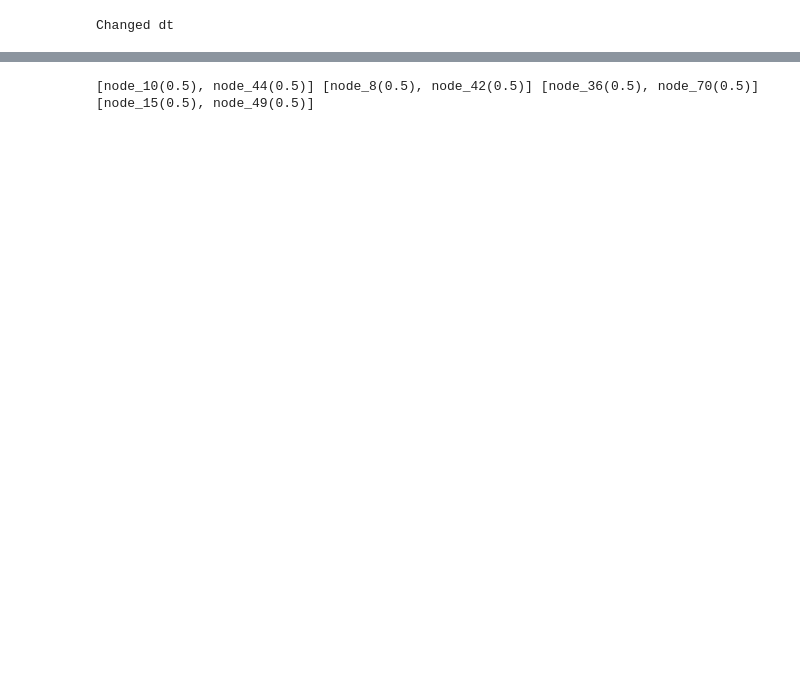
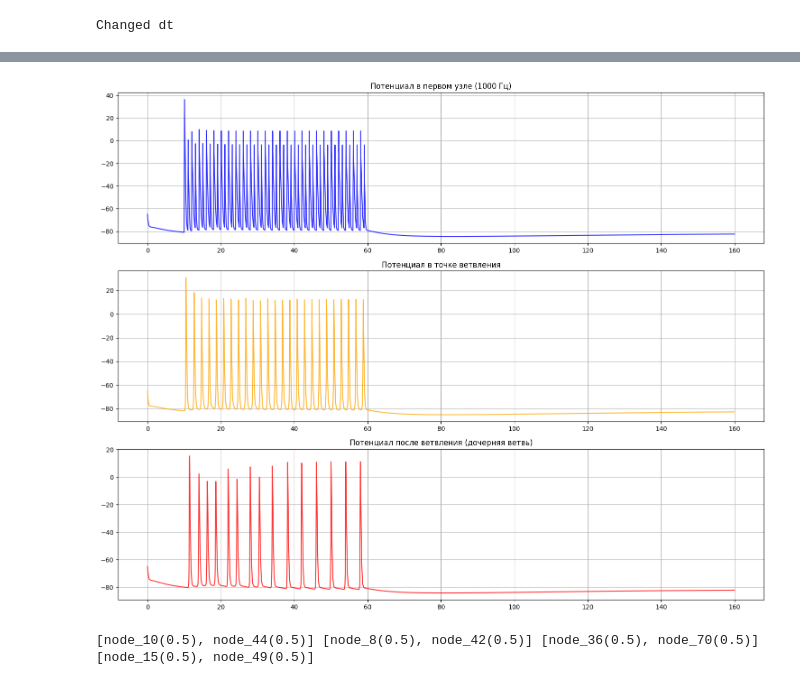
Before and after one commit to Nivahn/peripheral_nerve_model, a Jupyter notebook: Other_models/MRG_model/MRGaxon/Branching_MRG.ipynb, the cells around one changed output, grey strips where cells are left out. Saved outputs shown, nothing was run; the diff lists cells and outputs as text; code cells hidden in the pictures; blank space fills up the shorter version.

```diff
--- a/Other_models/MRG_model/MRGaxon/Branching_MRG.ipynb
+++ b/Other_models/MRG_model/MRGaxon/Branching_MRG.ipynb
@@ -713,3 +992,72 @@ print(f"el = {main_axon[0].el_axnode} mV")
+# %%
+def analyze_single_frequency(main_axon, nodes_dist, branch_nodes, freq, amp=1.0, num_pulses=50):
+    """Анализирует проведение на одной частоте и возвращает детальные данные"""
+
+    # Расчет параметров стимуляции
+    T_ms = 1000.0 / freq
+    ton = 0.1
+    toff = T_ms - ton
+
+    # Создаем стимулятор
+    ipulse_stimulator = Ipulse1Stimulator(main_axon[0], position=0.5)
+    ipulse_stimulator.set_parameters(del_val=10, ton=ton, toff=toff, num=num_pulses, amp=amp)
+
+    total_time = 10 + num_pulses * (ton + toff) + 100
+    h.tstop = total_time
+
+    # Запись потенциалов во всех узлах для детального анализа
+    record_v = []
+    record_t = h.Vector().record(h._ref_t)
+
+    for i, node_section in enumerate(main_axon):
+        vec = h.Vector().record(node_section(0.5)._ref_v)
+        record_v.append(vec)
+
+    h.finitialize(-80.0)
+    h.run()
+
+    # Преобразование данных
+    time_array = np.array(record_t)
+    voltage_matrix = np.vstack([np.array(v) for v in record_v])
+
+    return {
+        'frequency': freq,
+        'time_array': time_array,
+        'voltage_matrix': voltage_matrix,
+        'stimulator': ipulse_stimulator
+    }
+
+# Пример использования для одной частоты:
+detailed_data = analyze_single_frequency(
+    main_axon=main_axon,
+    nodes_dist=nodes_dist,
+    branch_nodes=branch_nodes,
+    freq=1000  # 1000 Гц
+)
+
+# Построение детальных графиков для одной частоты
+fig, axes = plt.subplots(3, 1, figsize=(15, 12))
+
+first_node_voltage = detailed_data['voltage_matrix'][0]
+branch_voltage = detailed_data['voltage_matrix'][nodes_dist]
+branch_axon_voltage = detailed_data['voltage_matrix'][nodes_dist + branch_nodes + 2]
+
+axes[0].plot(detailed_data['time_array'], first_node_voltage, 'b-', alpha=0.8)
+axes[0].set_title(f'Потенциал в первом узле ({detailed_data["frequency"]} Гц)')
+axes[0].grid(True)
+
+axes[1].plot(detailed_data['time_array'], branch_voltage, 'orange', alpha=0.8)
+axes[1].set_title('Потенциал в точке ветвления')
+axes[1].grid(True)
+
+axes[2].plot(detailed_data['time_array'], branch_axon_voltage, 'r-', alpha=0.8)
+axes[2].set_title('Потенциал после ветвления (дочерняя ветвь)')
+axes[2].grid(True)
+
+plt.tight_layout()
+plt.show()
+# %% [output]
+[figure, added]
 # %%
 print(branch_point_id, before_branch_id, after_branch_main_id, after_branch_daughter_id)
 # %% [output]
```
Also changed, not shown: parts of 19 cells of this notebook, 7 other files.
